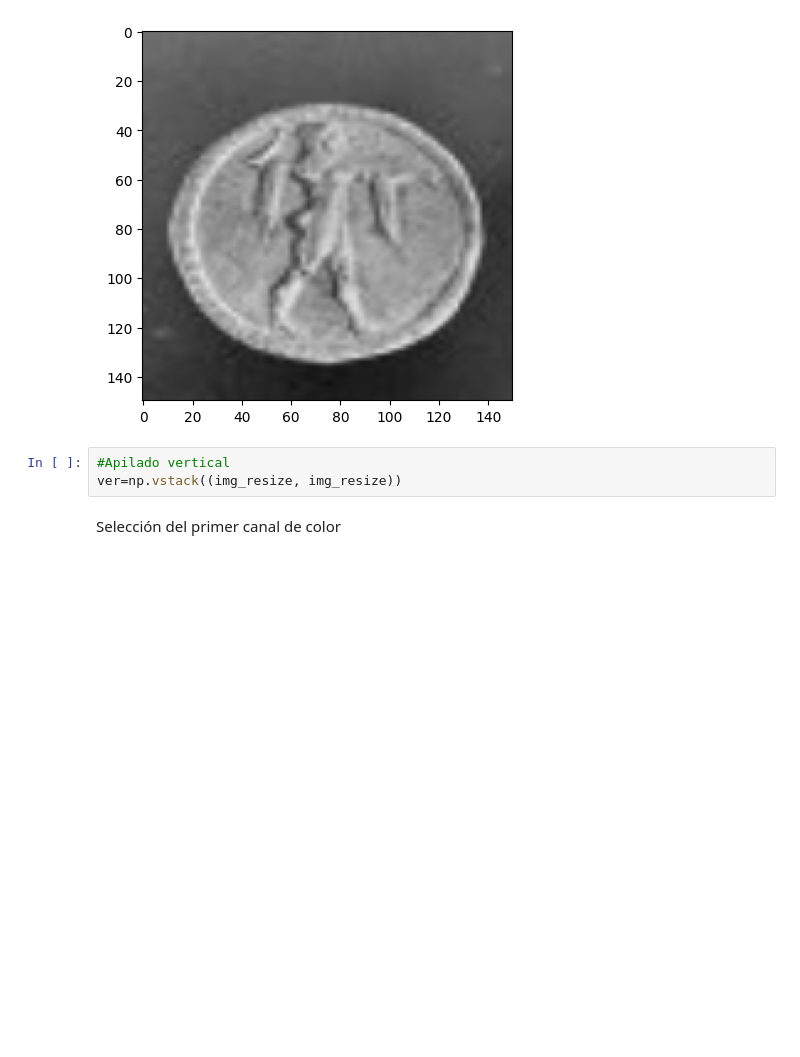
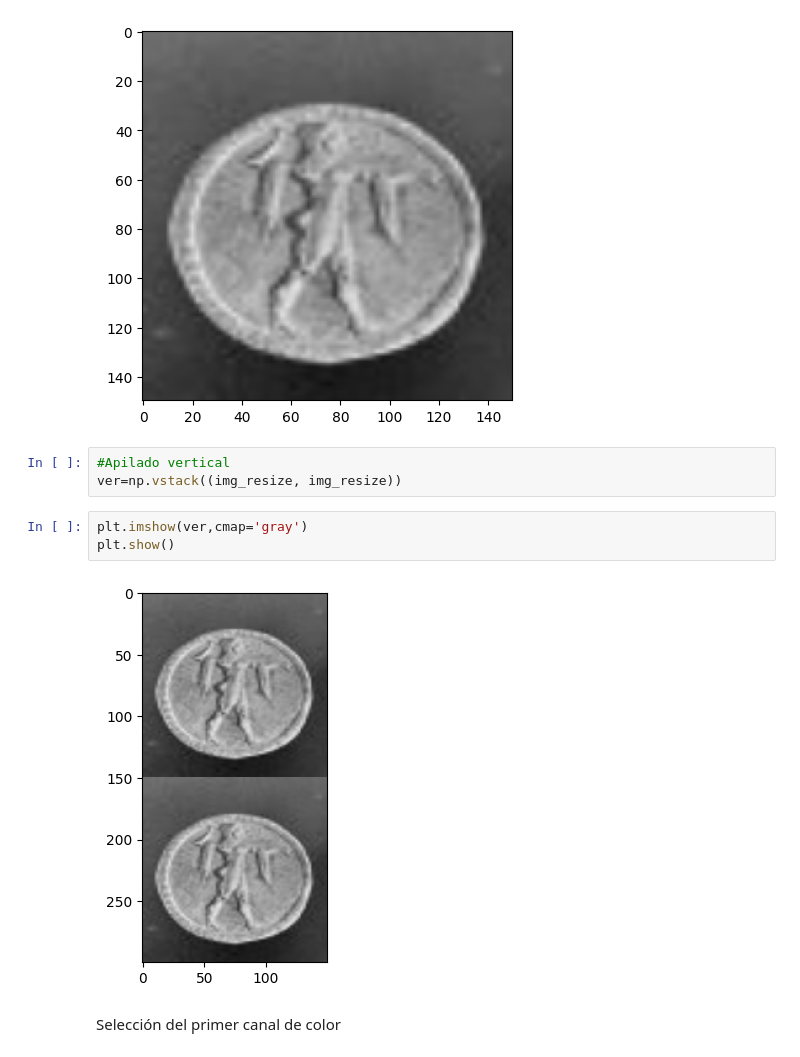
Before and after one commit to marianela-miguel3/Backend-portfolio, a Jupyter notebook: proc_imagenes1.ipynb, the cells around one changed output. Drawn from its saved outputs; the diff is of its cells as text; blank space fills up the shorter version.

```diff
--- a/proc_imagenes1.ipynb
+++ b/proc_imagenes1.ipynb
@@ -92,6 +92,11 @@ plt.imshow(img_resize)
 # %%
 #Apilado vertical
 ver=np.vstack((img_resize, img_resize))
+# %%
+plt.imshow(ver,cmap='gray')
+plt.show()
+# %% [output]
+[figure, added]
 # %% [markdown]
 Selección del primer canal de color
 # %%
```
Also changed, not shown: parts of 14 cells of this notebook.
